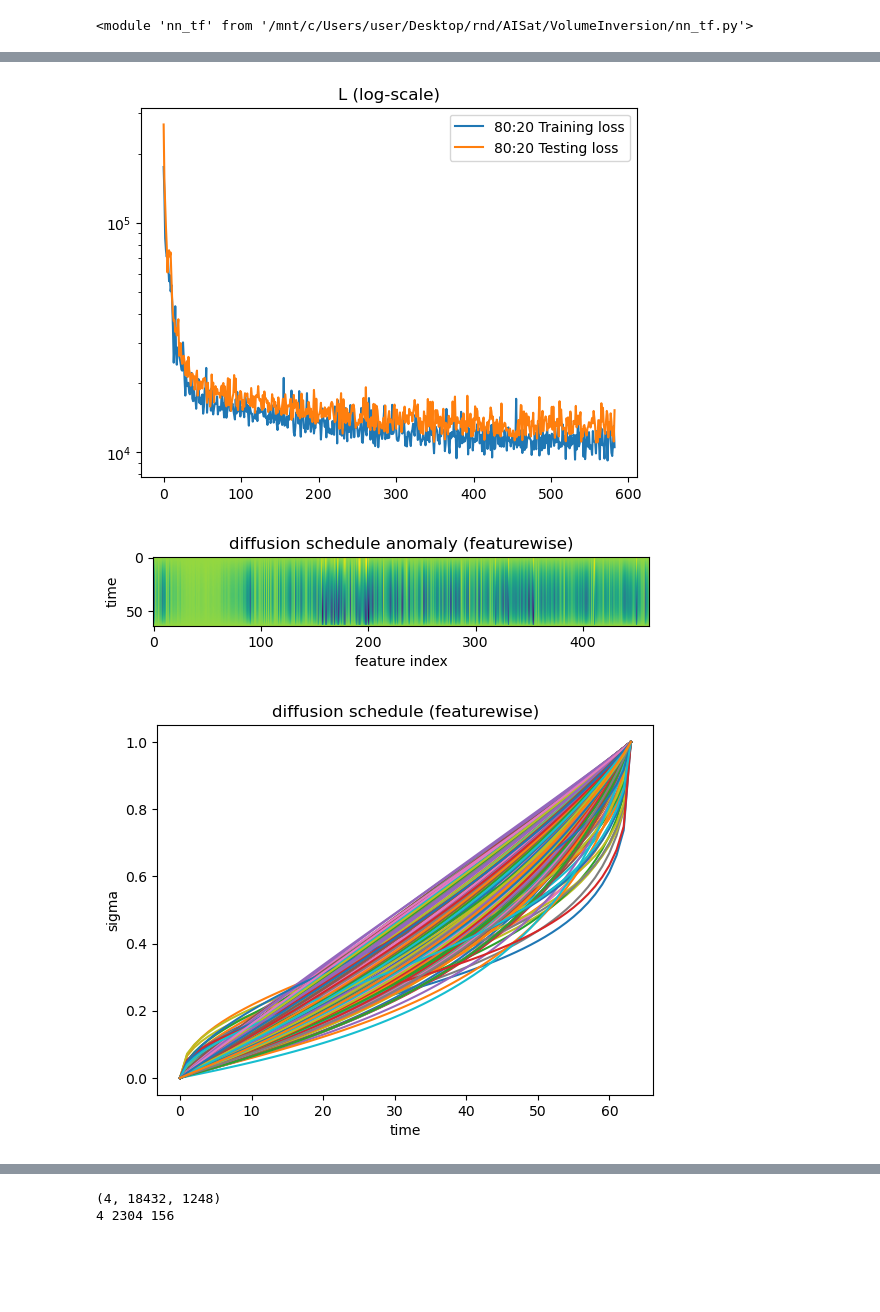
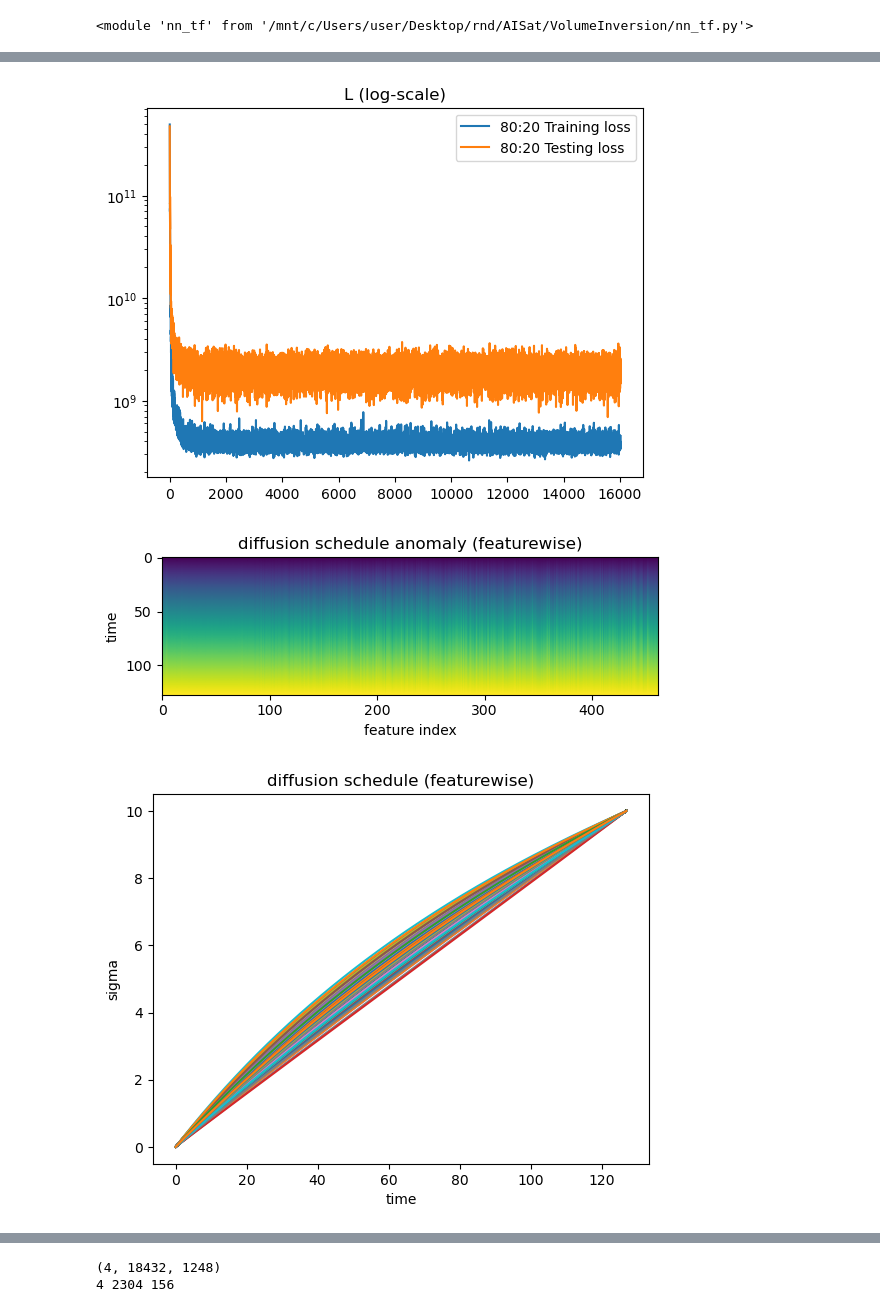
Before and after one commit to jw25-satgeo/VolumeInversion, a Jupyter notebook: Inference_CoreExplorer.ipynb, the cells around one changed output, grey strips where cells are left out. Cells and saved outputs as stored; diff of their text form; code cells hidden in the pictures; blank space fills up the shorter version.

```diff
--- a/Inference_CoreExplorer.ipynb
+++ b/Inference_CoreExplorer.ipynb
@@ -27,15 +27,8 @@ fn = 'em_resice_260922.hdf5'
 feed, floqs, vl, data_shapes = script_CoreExplorer.get_core(fn, 110000, whitener=whitener)
 incidence_n = len(floqs);
 
-if True: # preview
+if False: # preview
     print(floqs)
-    #for i in range(30,35):
-    #    preview_feed = dwhitenr(feed)
-    #    plt.figure(figsize=(10, 1.5))
-    #    plt.subplot(1,3,1); plt.plot(preview_feed[i,0,:vl[0]].cpu()); plt.title('S')
-    #    plt.subplot(1,3,2); plt.plot(preview_feed[i,0,vl[0]:vl[0]+vl[1]].cpu()); plt.title('T')
-    #    plt.subplot(1,3,3); plt.plot(preview_feed[i,0,vl[0]+vl[1]:vl[0]+vl[1]+vl[2]].cpu()); plt.title('rho')
-    #    plt.show()
     import brack2bing; icesim = brack2bing.LatticeSolver.load()
     closest = torch.argsort((feed[0,0,:270] - feed[:,0,:270]).abs().sum(dim=-1), dim=0)[:10]
     for i in closest:
@@ -86,28 +59,10 @@ torch.Size([10300, 1, 462])
 # %%
-import timewarp; importlib.reload(timewarp)
 import nn_reg; importlib.reload(nn_reg)
 import nn_tf; importlib.reload(nn_tf)
 
-def calc_loss(x, y): # MSE & cosine loss
-    bvar = 1e-6 + y.var(dim=0, keepdim=True)
-    l_bcorr = ((x - y).pow(2) / bvar).mean() - F.cosine_similarity(x, y, dim=-1).mean()
-    #xm, ym = x.mean(dim=0, keepdim=True), y.mean(dim=0, keepdim=True)
-    #l_bcorr = ((x - y).pow(2) / bvar).mean() - F.cosine_similarity(x-xm, y-ym, dim=-1).sum(dim=-1).mean()
-    #l_unscaled = (x - y).pow(2).mean() - F.cosine_similarity(x,y,dim=-1).mean()
-    return l_bcorr
 
-def get_condmask(x): # select & lock nC4 EM signature of 1 incidence in ...,EM_real,EM_imag feature vector
-    _mask = torch.ones((x.shape[0], *data_shapes[-1]), device=x.device, dtype=torch.bool)
-    k = torch.randint(incidence_n, (x.shape[0],), device=x.device)
-    _mask[torch.arange(x.shape[0], device=x.device), :, k] = False # for (N,1,k,P,P)
-    _mask = torch.cat([_mask.flatten(1), _mask.flatten(1)], dim=1)
-    omask = torch.ones_like(x, dtype=torch.bool)
-    omask[..., -_mask.shape[-1]:] = _mask[:,None,:] # transfer to full feature vector
-    return omask
-
-
-model = nn_tf.r2PA_Transformer(h=16, c=1, dim=feed.shape[-1], hdim=16, layers=4, activation='sigmoid')
-wrapper = nn_reg.VMWrapper(model, feed.shape[-1], n=64, T=1).to('cuda', torch.float32)
+model = nn_tf.r2PA_Transformer(h=32, c=1, dim=feed.shape[-1], hdim=32, layers=12, activation='sigmoid')
+wrapper = nn_reg.VMWrapper(model, feed.shape[-1], n=128, T=10).to('cuda', torch.float32)
 
 # -- save whitener & dewhitener for later reference
 model.whitener = whitener
@@ -143,16 +115,18 @@ print(loss)
 # %%
 _st = 5
 plt.plot(loss_hist[_st:]); plt.plot(v_loss_hist[_st:])
 plt.legend(['80:20 Training loss', '80:20 Testing loss']);# plt.yscale('log')
 plt.yscale('log'); plt.title('L (log-scale)')
 plt.show()
 
-sched = wrapper.schedf(torch.linspace(0,1,wrapper.n).to('cuda'), invert=True).detach().cpu()
-plt.imshow(sched - torch.linspace(0,1,wrapper.n)[:,None]); plt.title('diffusion schedule anomaly (featurewise)')
+tsched = wrapper.schedf(torch.linspace(0,1,wrapper.n).to('cuda'), invert=True).detach().cpu()
+plt.imshow(tsched - torch.linspace(0,1,wrapper.n)[:,None]); plt.title('diffusion schedule anomaly (featurewise)')
 plt.xlabel('feature index'); plt.ylabel('time'); plt.show()
-plt.plot(sched); plt.title('diffusion schedule (featurewise)'); plt.xlabel('time'); plt.ylabel('sigma'); plt.show()
+plt.plot(tsched); plt.title('diffusion schedule (featurewise)'); plt.xlabel('time'); plt.ylabel('sigma'); plt.show()
+
+#torch.save(wrapper, '261104_VM_epoch100b500_wrapper.pth')
 # %% [output]
-[figure, old version]
+[figure, new version]
-[figure, old version]
+[figure, new version]
-[figure, old version]
+[figure, new version]
 # %%
```
Also changed, not shown: parts of 8 cells of this notebook, 17 other files.
